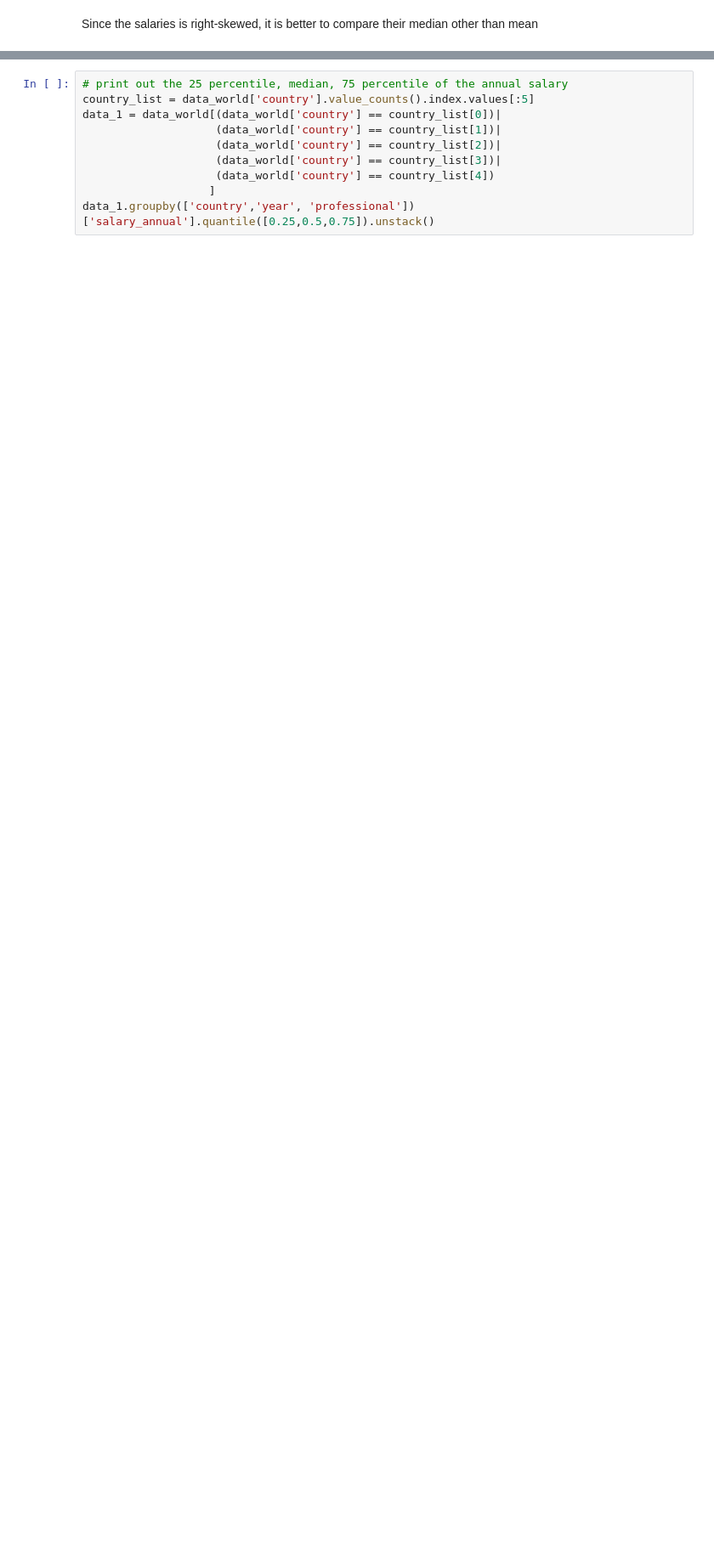
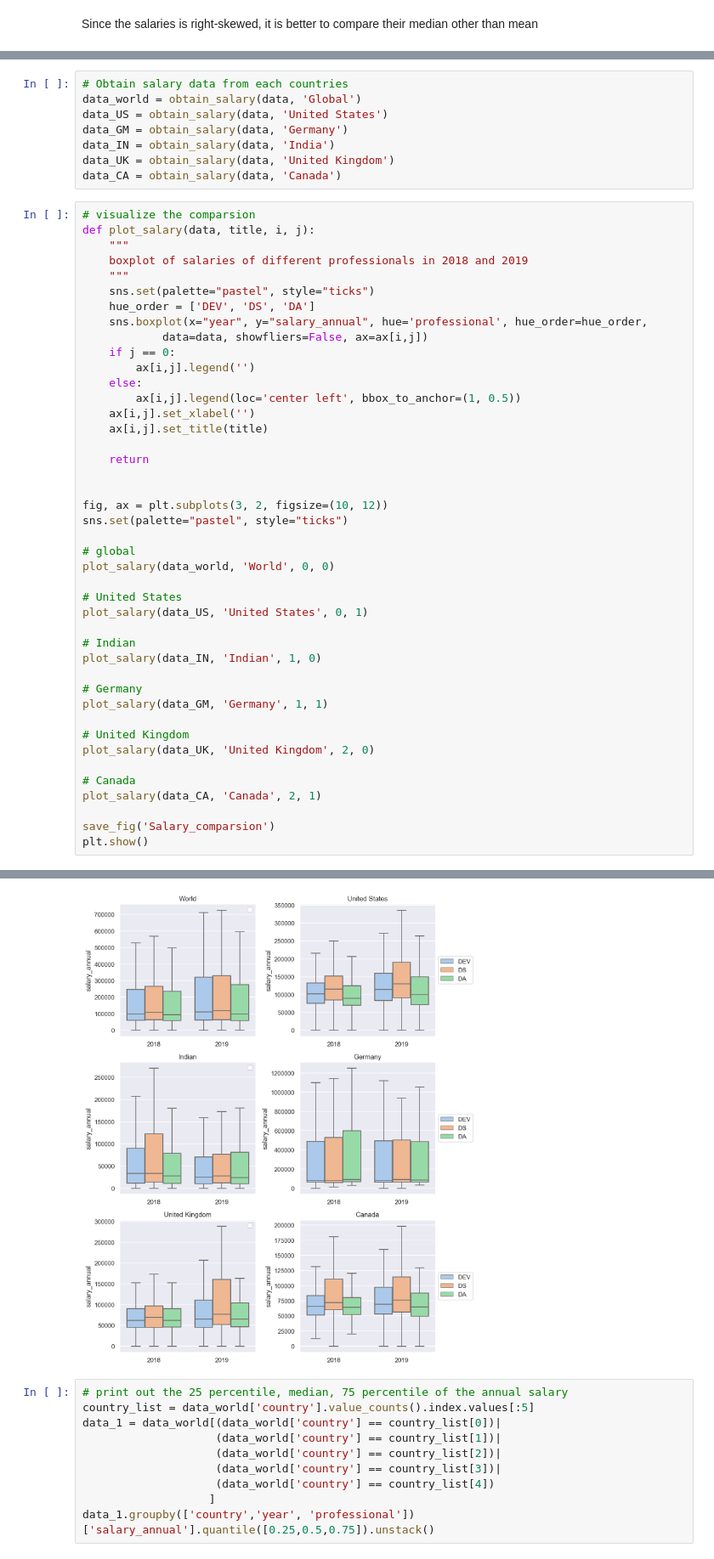
Before and after one commit to Qianh1225/Stackoverflow_survey, a Jupyter notebook: Question2.ipynb, the cells around one changed output, grey strips where cells are left out. Shown at 85% size. Drawn from its saved outputs; the diff is of its cells as text; blank space fills up the shorter version.

```diff
--- a/Question2.ipynb
+++ b/Question2.ipynb
@@ -214,0 +122,52 @@ Saving figure Salary_comparsion
+# %%
+# Obtain salary data from each countries
+data_world = obtain_salary(data, 'Global')
+data_US = obtain_salary(data, 'United States')
+data_GM = obtain_salary(data, 'Germany')
+data_IN = obtain_salary(data, 'India')
+data_UK = obtain_salary(data, 'United Kingdom')
+data_CA = obtain_salary(data, 'Canada')
+# %%
+# visualize the comparsion
+def plot_salary(data, title, i, j):
+    """
+    boxplot of salaries of different professionals in 2018 and 2019
+    """
+    sns.set(palette="pastel", style="ticks")
+    hue_order = ['DEV', 'DS', 'DA']
+    sns.boxplot(x="year", y="salary_annual", hue='professional', hue_order=hue_order,
+            data=data, showfliers=False, ax=ax[i,j])
+    if j == 0:
+        ax[i,j].legend('')
+    else:
+        ax[i,j].legend(loc='center left', bbox_to_anchor=(1, 0.5))
+    ax[i,j].set_xlabel('')
+    ax[i,j].set_title(title)
+
+    return
+
+
+fig, ax = plt.subplots(3, 2, figsize=(10, 12))
+sns.set(palette="pastel", style="ticks")
+
+# global
+plot_salary(data_world, 'World', 0, 0)
+
+# United States
+plot_salary(data_US, 'United States', 0, 1)
+
+# Indian
+plot_salary(data_IN, 'Indian', 1, 0)
+
+# Germany
+plot_salary(data_GM, 'Germany', 1, 1)
+
+# United Kingdom
+plot_salary(data_UK, 'United Kingdom', 2, 0)
+
+# Canada
+plot_salary(data_CA, 'Canada', 2, 1)
+
+save_fig('Salary_comparsion')
+plt.show()
+# %% [output]
@@ -215,3 +175,4 @@ Saving figure Salary_comparsion
+[figure, added]
 # %%
 # print out the 25 percentile, median, 75 percentile of the annual salary
 country_list = data_world['country'].value_counts().index.values[:5]
```
Also changed, not shown: parts of 12 cells of this notebook, 4 other files.
